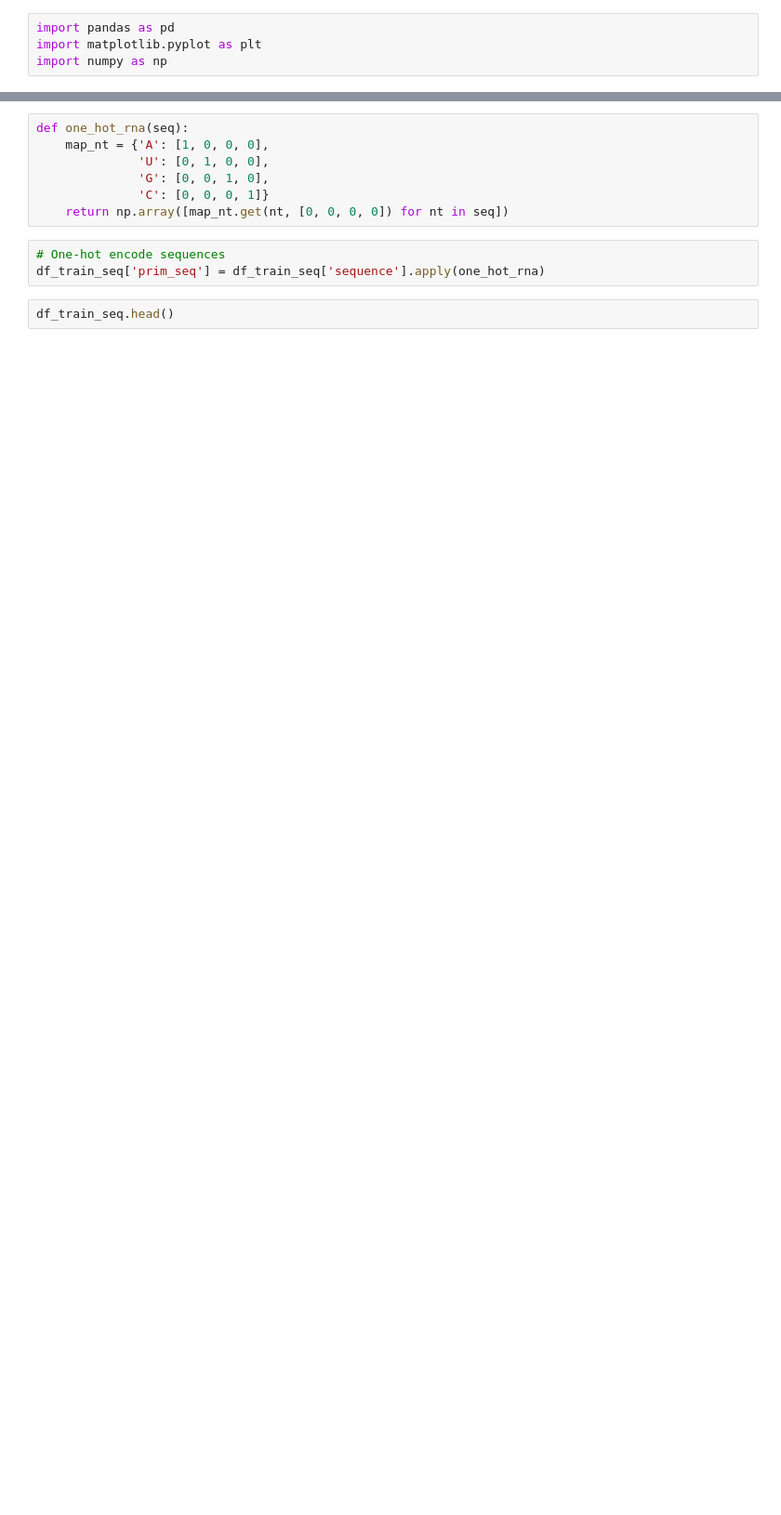
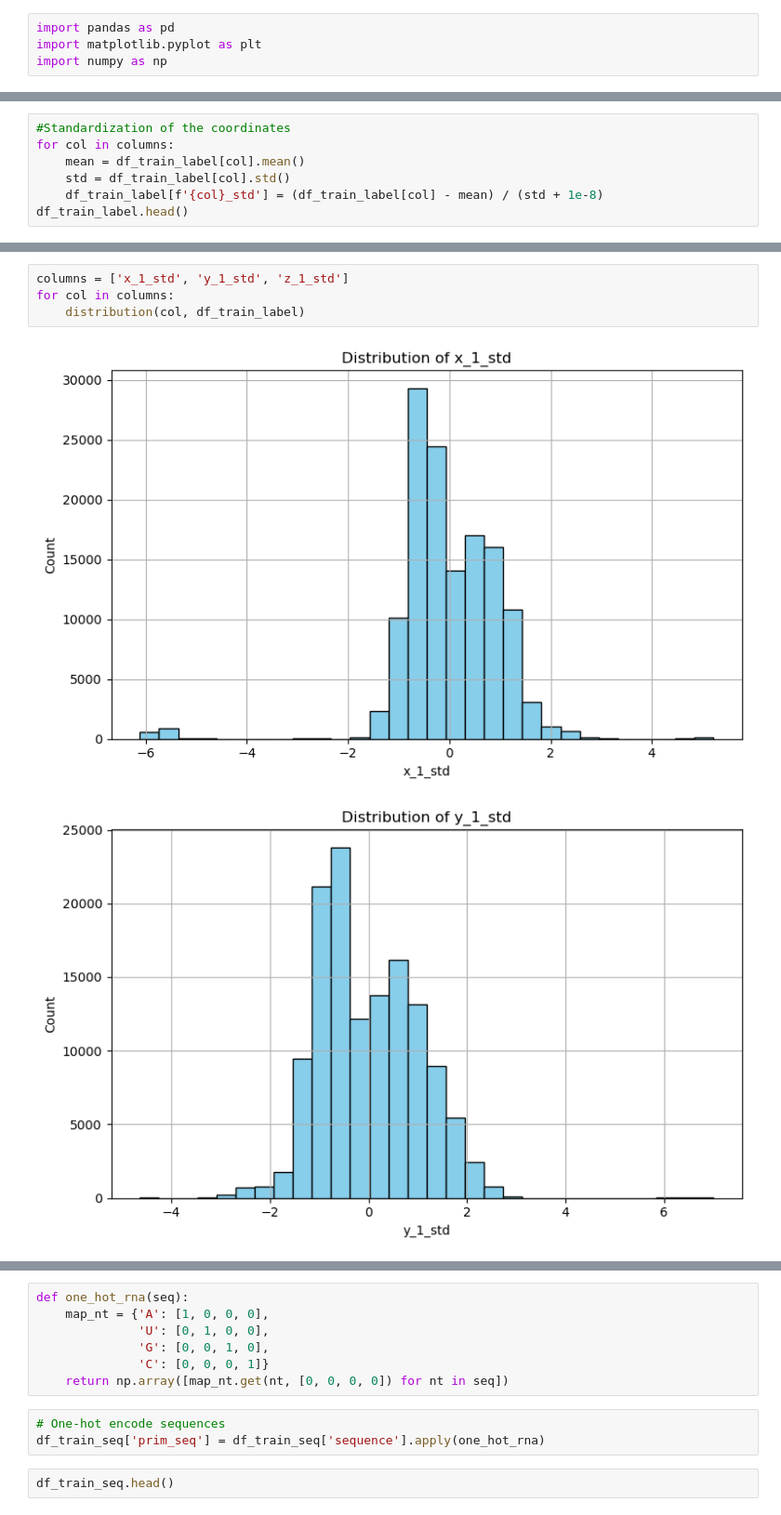
Before and after one commit to shendong124/Springboard, a Jupyter notebook: Capstone03/Capstone 3.ipynb, the cells around one changed output, grey strips where cells are left out. Shown at 93% size. Saved outputs shown, nothing was run; the diff lists cells and outputs as text; blank space fills up the shorter version.

```diff
--- a/Capstone03/Capstone 3.ipynb
+++ b/Capstone03/Capstone 3.ipynb
@@ -67,0 +129,7 @@ df_test_seq.head()
+# %%
+#Standardization of the coordinates
+for col in columns:
+    mean = df_train_label[col].mean()
+    std = df_train_label[col].std()
+    df_train_label[f'{col}_std'] = (df_train_label[col] - mean) / (std + 1e-8)
+df_train_label.head()
@@ -67,0 +143,7 @@ df_test_seq.head()
+# %%
+columns = ['x_1_std', 'y_1_std', 'z_1_std']
+for col in columns:
+    distribution(col, df_train_label)
+# %% [output]
+[figure, added]
+[figure, added]
```
Also changed, not shown: parts of 64 cells of this notebook, 2 other files.
